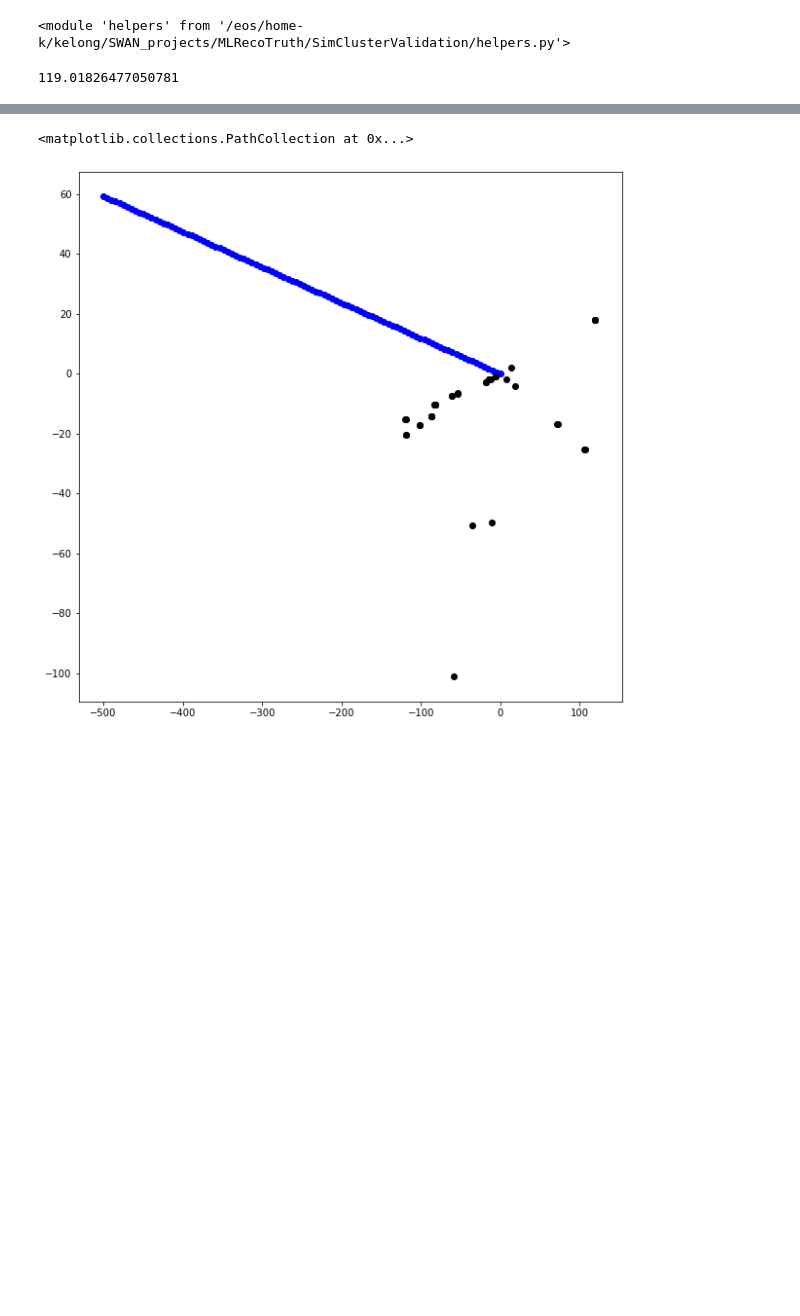
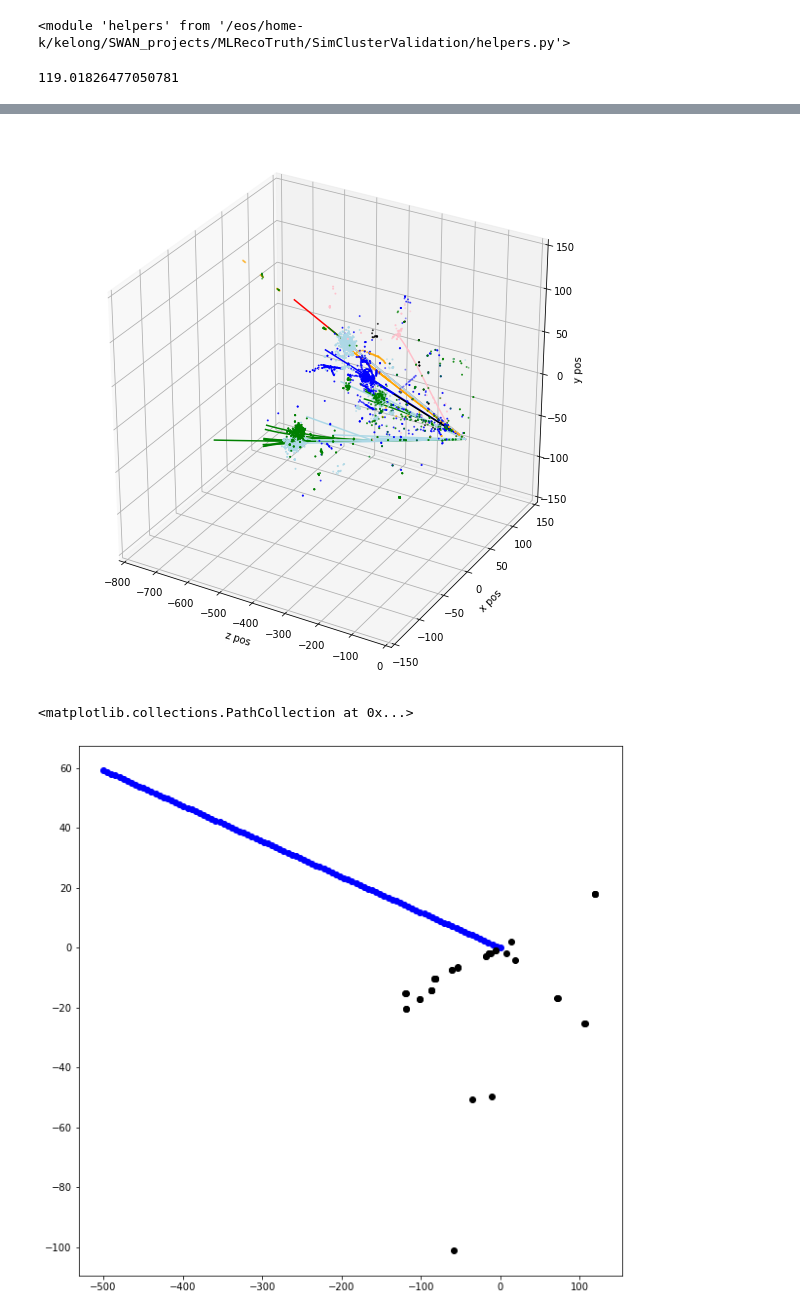
Before and after one commit to kdlong/SimClusterValidation, a Jupyter notebook: GenParticleVisualization.ipynb, the cells around one changed output, grey strips where cells are left out. Drawn from its saved outputs; the diff is of its cells as text; code cells hidden in the pictures; blank space fills up the shorter version.

```diff
--- a/GenParticleVisualization.ipynb
+++ b/GenParticleVisualization.ipynb
@@ -119,3 +140,31 @@ Text(0.5, 0, 'y pos')
+# %%
+evt=9
+fig = plt.figure(figsize=[10, 10])
+ax = fig.add_subplot(111, projection='3d')
+
+helpers.drawHits(ax, simHitsPixel, "SimHitPixelLowTof", evt, endcap)
+helpers.drawHits(ax, simHitsPixelEC, "SimHitPixelECLowTof", evt, endcap)
+helpers.drawHits(ax, simHitsCSC, "SimHitMuonCSC", evt, endcap)
+helpers.drawHits(ax, simHitsHGCEE, "SimHitHGCEE", evt, endcap, simClusters)
+helpers.drawHits(ax, simHitsHGCHEfront, "SimHitHGCHEfront", evt, endcap, simClusters)
+helpers.drawHits(ax, simHitsHGCHEback, "SimHitHGCHEback", evt, endcap, simClusters)
+helpers.drawGenParts(ax, gen, "GenPart", helpers.vertex(genVtx, "GenVtx", evt), evt, endcap)
+helpers.drawTrackingParts(ax, tracking, "TrackingParticle", evt, endcap, 1)
+
+zlim = [-800,500]
+if endcap == "+":
+    zlim = [0, 500]
+elif endcap == "-":
+    zlim = [-800, 0]
+ax.set_xlim3d(*zlim)
+ax.set_ylim3d(-150,150)
+ax.set_zlim3d(-150,150)
+ax.set_xlabel('z pos')
+ax.set_ylabel('x pos')
+ax.set_zlabel('y pos')
+fig.show()
+# %% [output]
+[figure, added]
 # %%
 fig = plt.figure(figsize=[10, 10])
 ax = fig.add_subplot(111)
```
Also changed, not shown: parts of 12 cells of this notebook, 2 other files.
